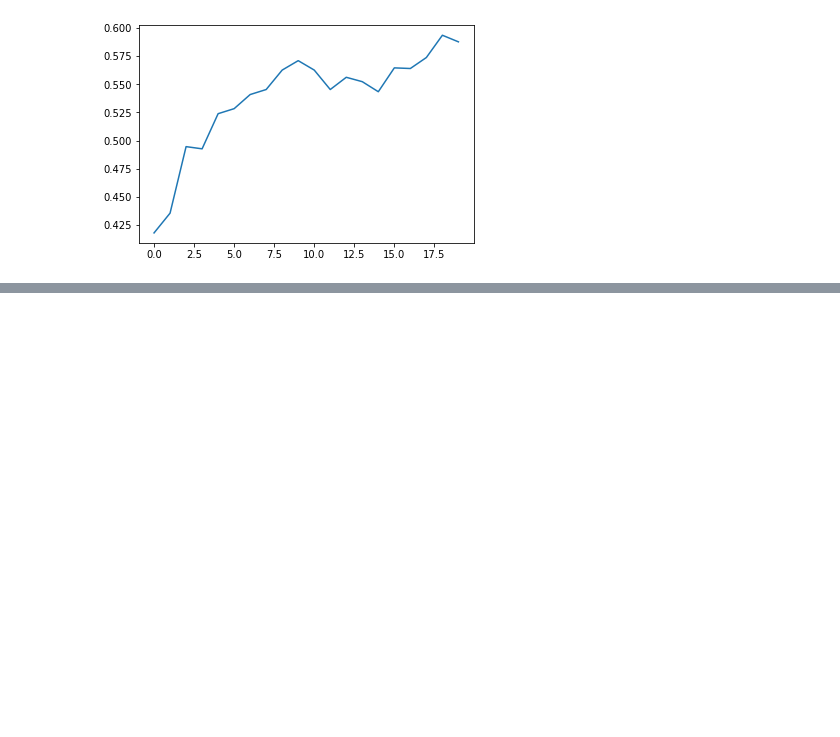
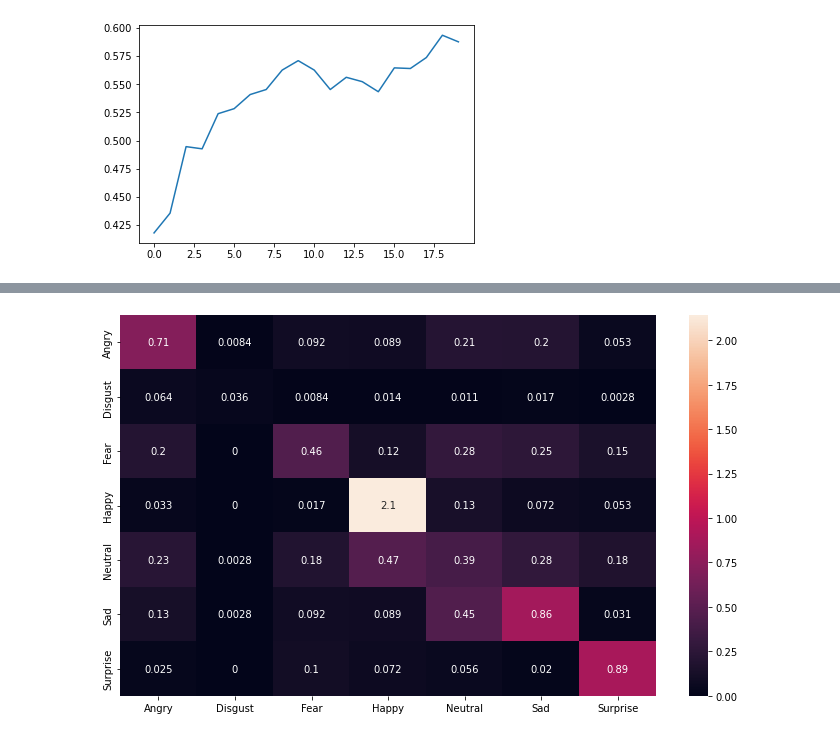
Before and after one commit to JanTeichertKluge/WSCNet_FacialExpressions, a Jupyter notebook: Scripts/WSCNet_Training_final.ipynb, the cells around one changed output, grey strips where cells are left out. Saved outputs shown, nothing was run; the diff lists cells and outputs as text; code cells hidden in the pictures; blank space fills up the shorter version.

```diff
--- a/Scripts/WSCNet_Training_final.ipynb
+++ b/Scripts/WSCNet_Training_final.ipynb
@@ -546,0 +623,10 @@ plt.savefig('conf_mat.png')
+# %%
+# Build confusion matrix 2
+cf_matrix_cls = confusion_matrix(y_true, y_pred_cls)
+df_cm_cls = pd.DataFrame(cf_matrix_cls/np.sum(cf_matrix_cls) *10, index = [i for i in class_names],
+                     columns = [i for i in class_names])
+plt.figure(figsize = (12,7))
+sn.heatmap(df_cm_cls, annot=True)
+plt.savefig('conf_mat_cls.png')
+# %% [output]
+[figure, added]
```
Also changed, not shown: parts of 10 cells of this notebook.
